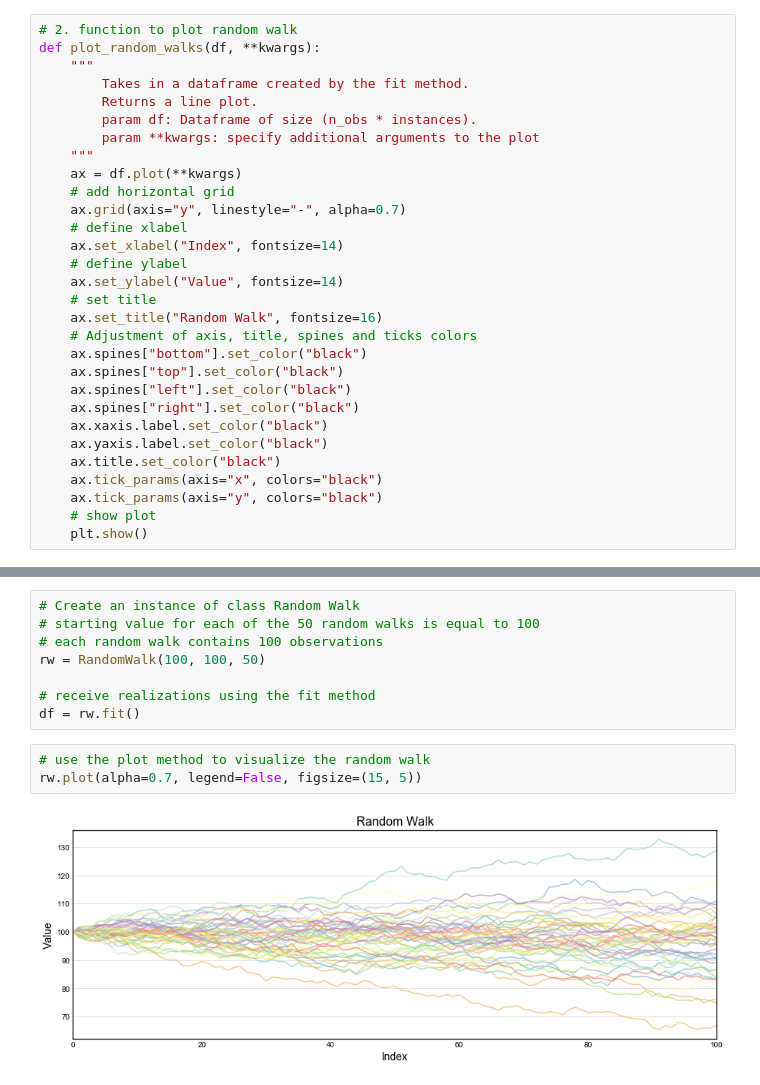
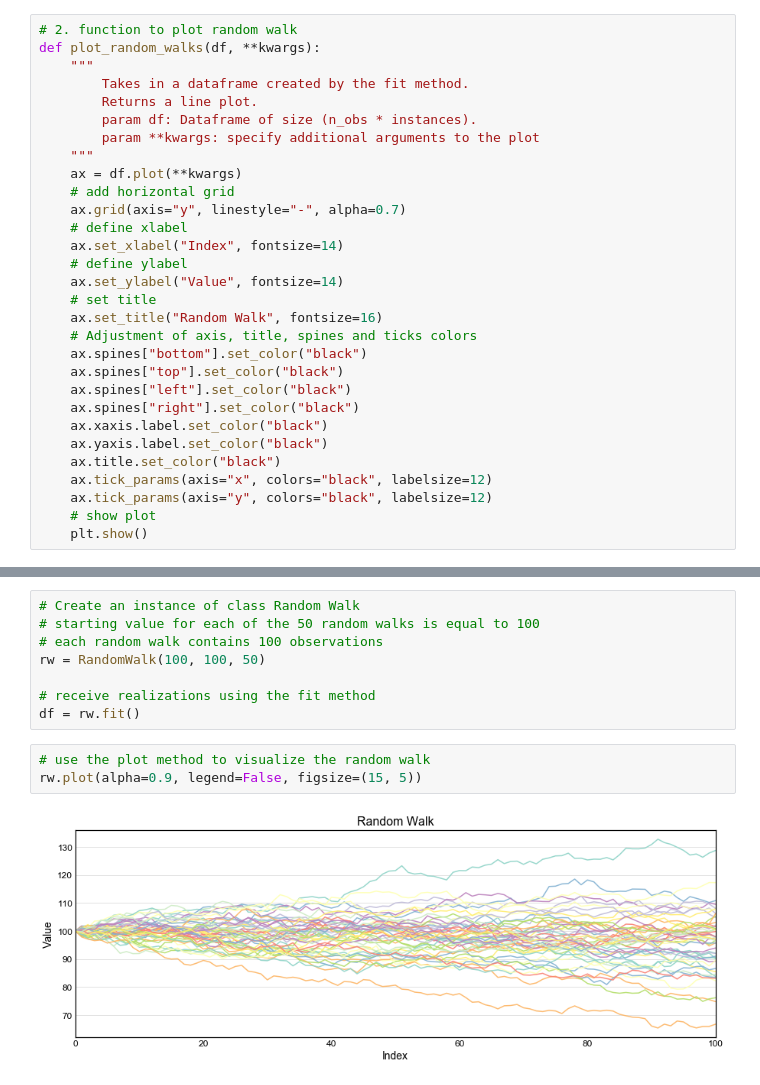
Before and after one commit to RomanSchu1ze/Simulating-Random-Walks, a Jupyter notebook: random_walk.ipynb, the cells around one changed output, grey strips where cells are left out. Drawn from its saved outputs; the diff is of its cells as text.

```diff
--- a/random_walk.ipynb
+++ b/random_walk.ipynb
@@ -87,8 +87,8 @@ def plot_random_walks(df, **kwargs):
     ax.xaxis.label.set_color("black")
     ax.yaxis.label.set_color("black")
     ax.title.set_color("black")
-    ax.tick_params(axis="x", colors="black")
-    ax.tick_params(axis="y", colors="black")
+    ax.tick_params(axis="x", colors="black", labelsize=12)
+    ax.tick_params(axis="y", colors="black", labelsize=12)
     # show plot
     plt.show()
 # %% [markdown]
@@ -153,6 +153,6 @@ rw = RandomWalk(100, 100, 50)
 df = rw.fit()
 # %%
 # use the plot method to visualize the random walk
-rw.plot(alpha=0.7, legend=False, figsize=(15, 5))
+rw.plot(alpha=0.9, legend=False, figsize=(15, 5))
 # %% [output]
-[figure, old version]
+[figure, new version]
```
Also changed, not shown: parts of 1 cell of this notebook.
